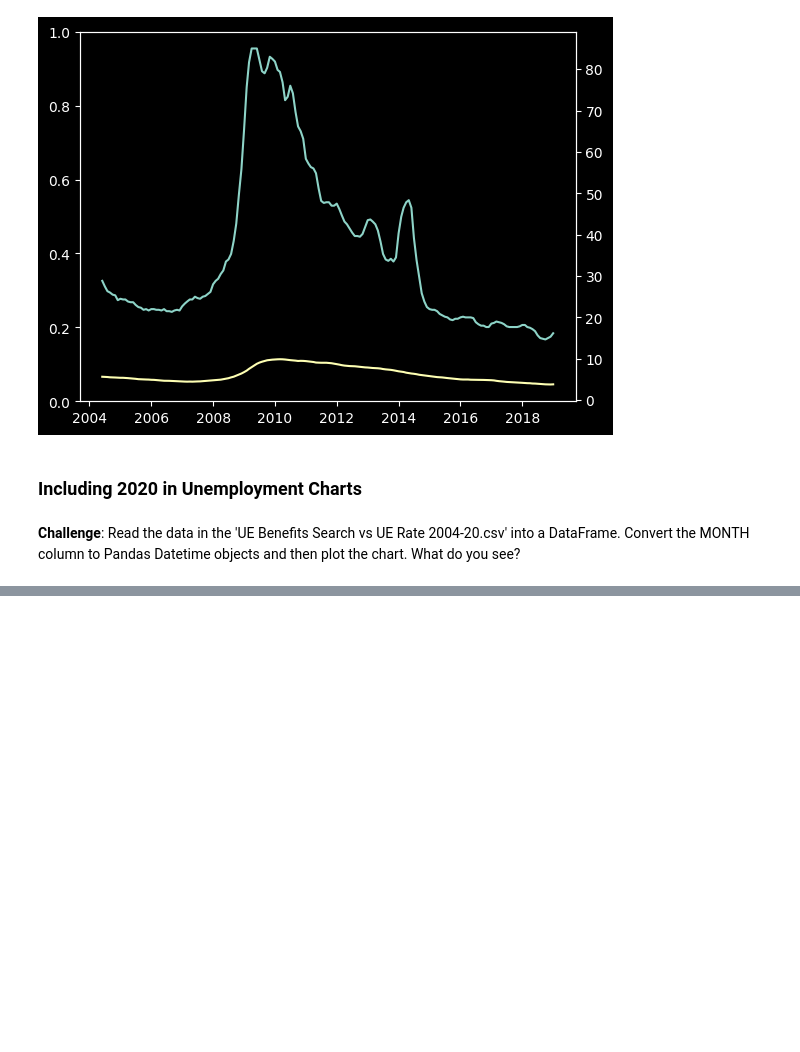
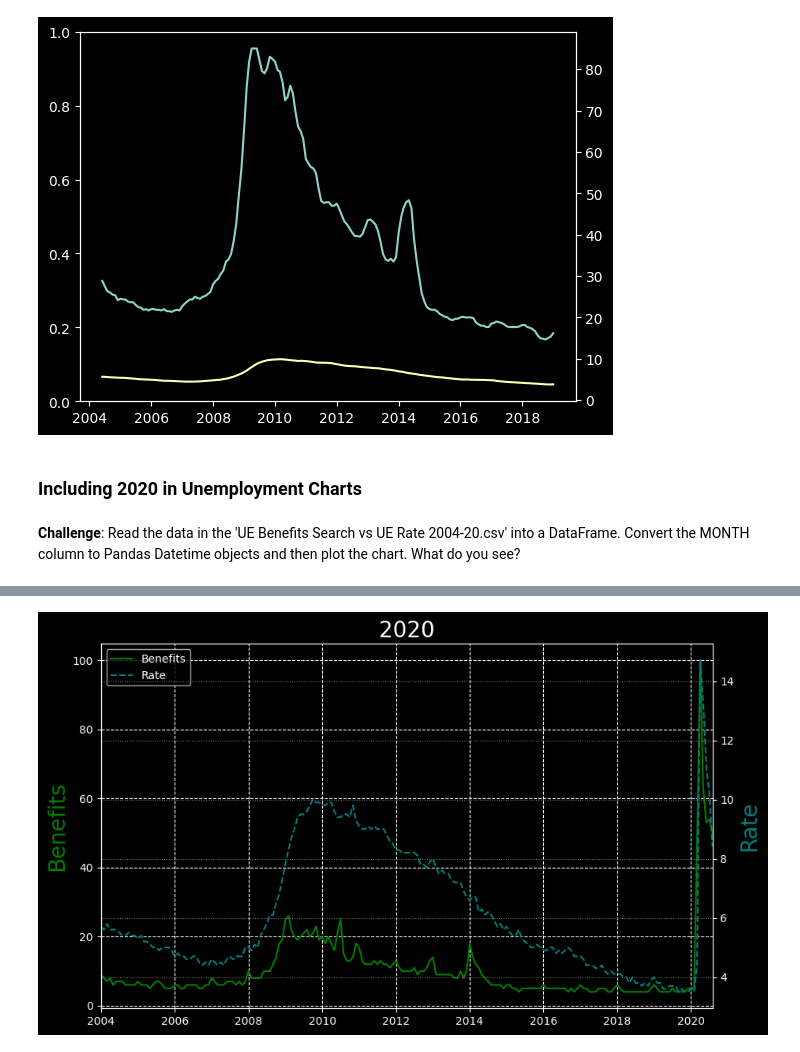
Before and after one commit to marcinszlaz/__100_Days_of_Code_Python_Bootcamp__, a Jupyter notebook: Day_75/Google Trends and Data Visualisation (start).ipynb, the cells around one changed output, grey strips where cells are left out. Saved outputs shown, nothing was run; the diff lists cells and outputs as text; code cells hidden in the pictures; blank space fills up the shorter version.

```diff
--- a/Day_75/Google Trends and Data Visualisation (start).ipynb
+++ b/Day_75/Google Trends and Data Visualisation (start).ipynb
@@ -421,3 +421,9 @@ plt.show()
 ### Including 2020 in Unemployment Charts
 # %% [markdown]
 **Challenge**: Read the data in the 'UE Benefits Search vs UE Rate 2004-20.csv' into a DataFrame. Convert the MONTH column to Pandas Datetime objects and then plot the chart. What do you see?
+# %%
+df_unemployment_2020 = pd.read_csv(filepath_or_buffer='UE Benefits Search vs UE Rate 2004-20.csv')
+# %%
+df_unemployment_2020['MONTH'] = pd.to_datetime(df_unemployment_2020.MONTH)
+df_unemployment_2020.dtypes
+df_unemployment_2020.sort_values(by='UE_BENEFITS_WEB_SEARCH',ascending=False).head()
@@ -423,0 +437,20 @@ plt.show()
+# %%
+plt.figure(figsize=(10,6))
+plt.title('2020',fontsize=20)
+plt.grid(linestyle='--')
+#----------------------------------------
+ex1 = plt.gca()
+ex2 = plt.twinx()
+#----------------------------------------
+benefits_2020, = ex1.plot(df_unemployment_2020.MONTH, df_unemployment_2020.UE_BENEFITS_WEB_SEARCH, color = 'green', label='Benefits')
+unrate_2020, = ex2.plot(df_unemployment_2020.MONTH, df_unemployment_2020.UNRATE, color = 'teal', label='Rate', linestyle='--')
+#----------------------------------------
+ex1.legend([benefits_2020,unrate_2020],[benefits_2020.get_label(),unrate_2020.get_label()], loc='upper left')
+ex1.set_ylabel('Benefits', fontsize=20, color='green')
+ex2.set_ylabel('Rate', fontsize=20, color='teal')
+ex1.set_xlim(df_unemployment_2020.MONTH.min(), df_unemployment_2020.MONTH.max())
+ex2.grid(linestyle=':', color='grey')
+
+plt.show()
+# %% [output]
+[figure, added]
```
Also changed, not shown: parts of 1 cell of this notebook, 1 other file.
